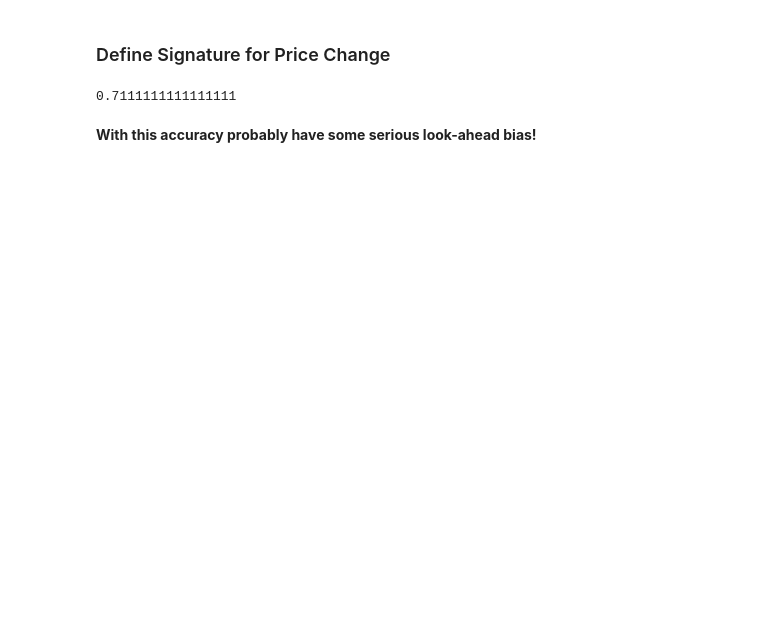
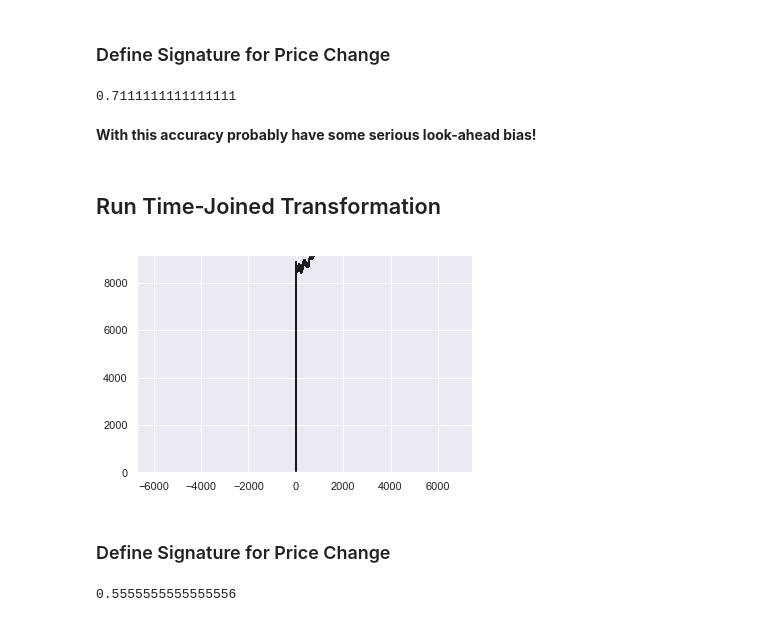
Before and after one commit to kadereub/jupyter-notebook-examples, a Jupyter notebook: btc_rough_path_analysis.ipynb, the cells around one changed output. Cells and saved outputs as stored; diff of their text form; code cells hidden in the pictures; blank space fills up the shorter version.

Commit message:
add time joined transformation

```diff
--- a/btc_rough_path_analysis.ipynb
+++ b/btc_rough_path_analysis.ipynb
@@ -323,3 +363,14 @@ accuracy(predictions, tst_outputs[-45:])
 0.7111111111111111
 # %% [markdown]
 **With this accuracy probably have some serious look-ahead bias!**
+# %% [markdown]
+## Run Time-Joined Transformation
+# %%
+# Only look at first 100 bars
+X_tj = timejoined(list(vol_data.close.iteritems()))
+# Only Plot First 80 Obs
+plottimejoined(X_tj)
+# %% [output]
+[figure, added]
+# %% [markdown]
+### Define Signature for Price Change
@@ -325,0 +402,4 @@ accuracy(predictions, tst_outputs[-45:])
+# %%
+accuracy(predictions, tj_tst_outputs[-45:])
+# %% [output]
+0.5555555555555556
```
Also changed, not shown: parts of 6 cells of this notebook.
